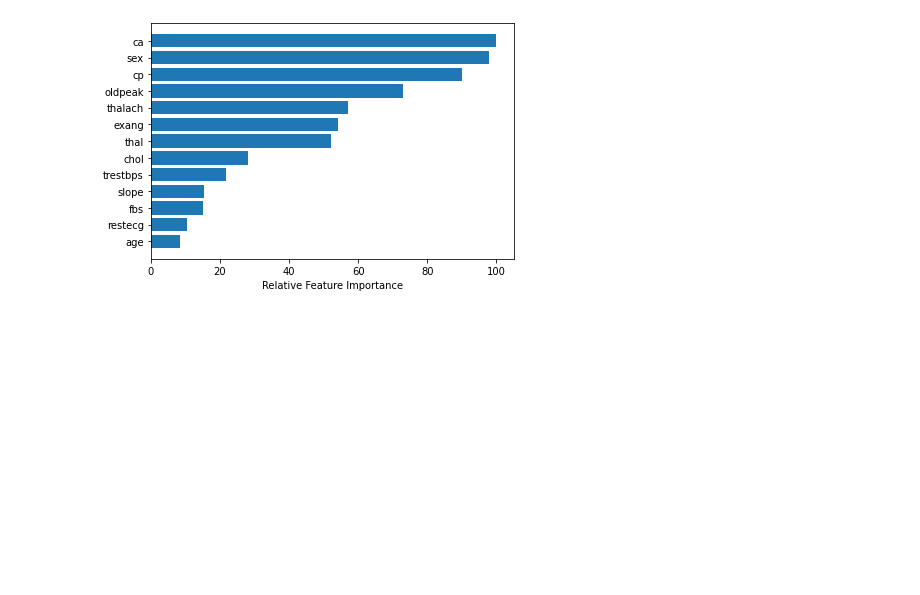
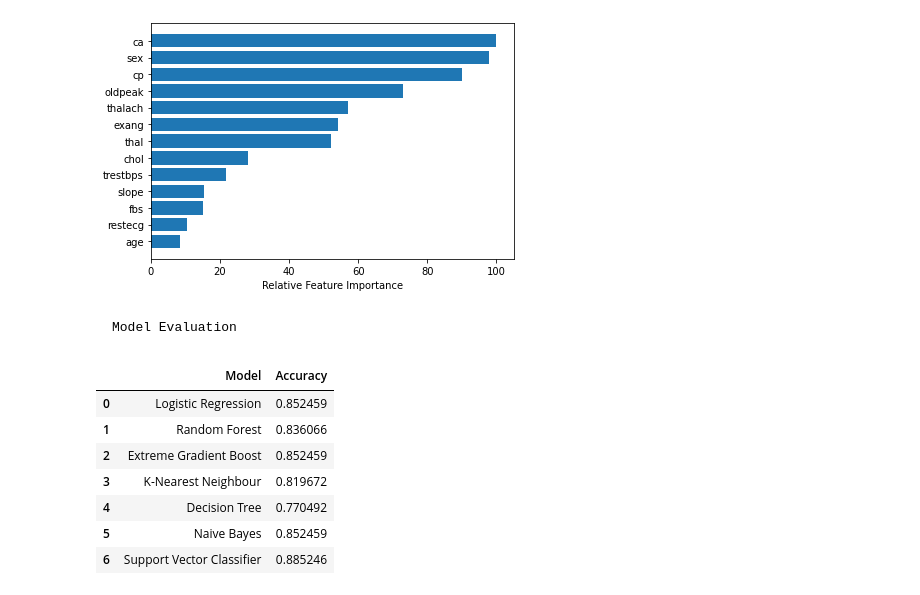
Before and after one commit to PTson2207/Classification-heartcsv, a Jupyter notebook: classification_heart.ipynb, the cells around one changed output. Saved outputs shown, nothing was run; the diff lists cells and outputs as text; code cells hidden in the pictures; blank space fills up the shorter version.

Commit message:
model evaluation

```diff
--- a/classification_heart.ipynb
+++ b/classification_heart.ipynb
@@ -363,3 +363,21 @@ plt.tight_layout()
 plt.show()
 # %% [output]
 [figure]
+# %% [markdown]
+    Model Evaluation
+# %%
+model_ev = pd.DataFrame({'Model':['Logistic Regression','Random Forest','Extreme Gradient Boost',
+                    'K-Nearest Neighbour','Decision Tree','Naive Bayes', 'Support Vector Classifier'],
+                    'Accuracy':[acc_score,
+                    rfc_acc_score,xgb_acc_score,knn_score,acc_score_tree,nb_acc_score, svc_acc_score]})
+# %%
+model_ev
+# %% [output]
+|  | Model | Accuracy |
+| 0 | Logistic Regression | 0.852459 |
+| 1 | Random Forest | 0.836066 |
+| 2 | Extreme Gradient Boost | 0.852459 |
+| 3 | K-Nearest Neighbour | 0.819672 |
+| 4 | Decision Tree | 0.770492 |
+| 5 | Naive Bayes | 0.852459 |
+| 6 | Support Vector Classifier | 0.885246 |
```
Also changed, not shown: parts of 1 cell of this notebook.
